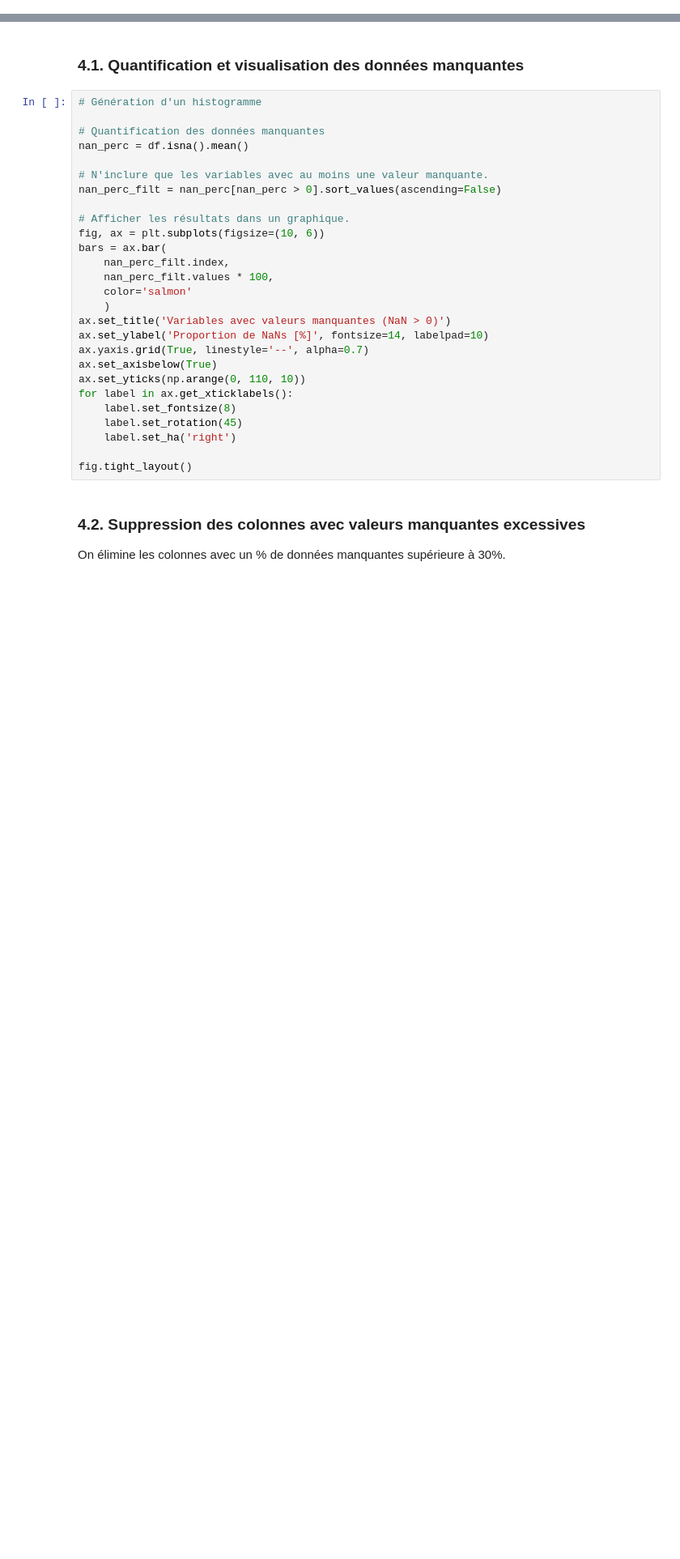
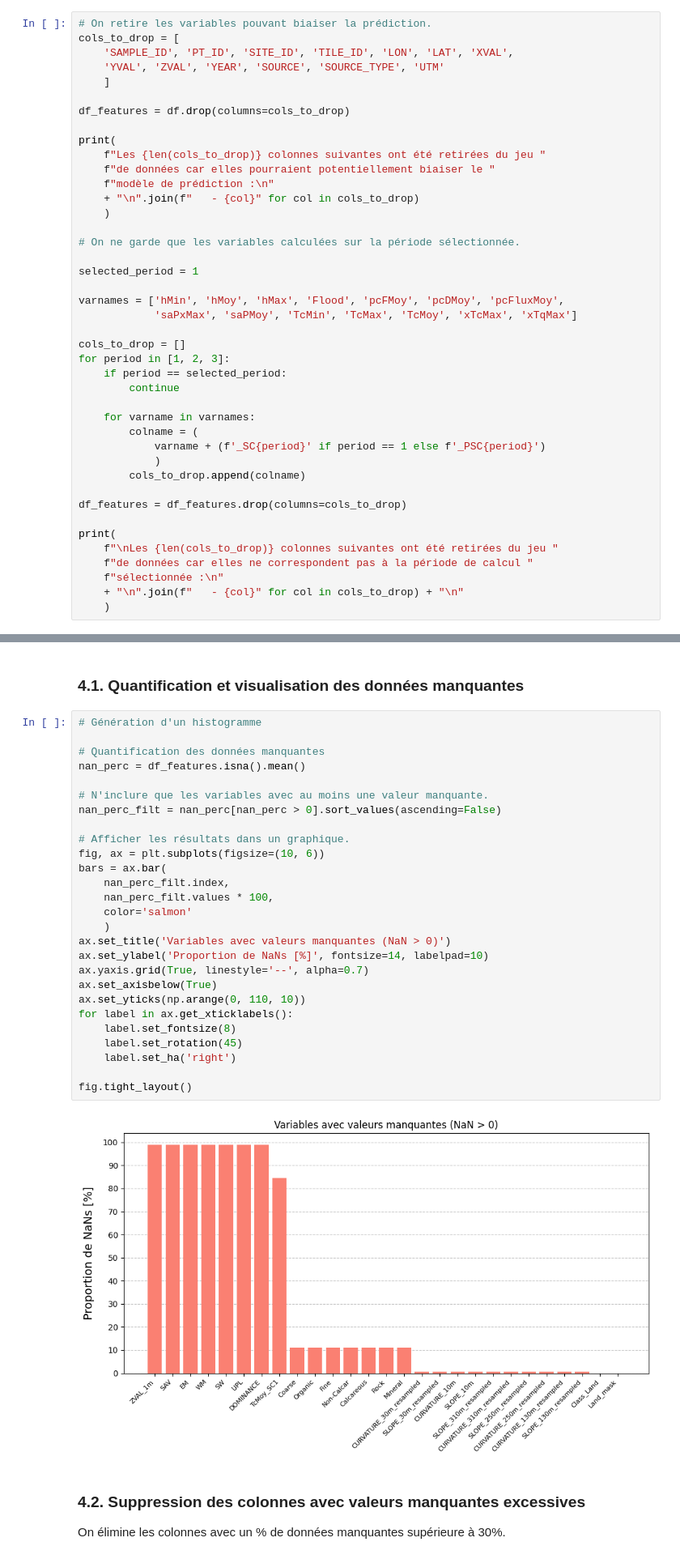
Before and after one commit to geo-stack/cours_ml_envirocan, a Jupyter notebook: 01_dataset_preprocessing.ipynb, the cells around one changed output, grey strips where cells are left out. Shown at 81% size. Drawn from its saved outputs; the diff is of its cells as text; blank space fills up the shorter version.

```diff
--- a/01_dataset_preprocessing.ipynb
+++ b/01_dataset_preprocessing.ipynb
@@ -193,0 +216,42 @@ fig.tight_layout()
+# %%
+# On retire les variables pouvant biaiser la prédiction.
+cols_to_drop = [
+    'SAMPLE_ID', 'PT_ID', 'SITE_ID', 'TILE_ID', 'LON', 'LAT', 'XVAL',
+    'YVAL', 'ZVAL', 'YEAR', 'SOURCE', 'SOURCE_TYPE', 'UTM'
+    ]
+
+df_features = df.drop(columns=cols_to_drop)
+
+print(
+    f"Les {len(cols_to_drop)} colonnes suivantes ont été retirées du jeu "
+    f"de données car elles pourraient potentiellement biaiser le "
+    f"modèle de prédiction :\n"
+    + "\n".join(f"   - {col}" for col in cols_to_drop)
+    )
+
+# On ne garde que les variables calculées sur la période sélectionnée.
+
+selected_period = 1
+
+varnames = ['hMin', 'hMoy', 'hMax', 'Flood', 'pcFMoy', 'pcDMoy', 'pcFluxMoy',
+            'saPxMax', 'saPMoy', 'TcMin', 'TcMax', 'TcMoy', 'xTcMax', 'xTqMax']
+
+cols_to_drop = []
+for period in [1, 2, 3]:
+    if period == selected_period:
+        continue
+
+    for varname in varnames:
+        colname = (
+            varname + (f'_SC{period}' if period == 1 else f'_PSC{period}')
+            )
+        cols_to_drop.append(colname)
+
+df_features = df_features.drop(columns=cols_to_drop)
+
+print(
+    f"\nLes {len(cols_to_drop)} colonnes suivantes ont été retirées du jeu "
+    f"de données car elles ne correspondent pas à la période de calcul "
+    f"sélectionnée :\n"
+    + "\n".join(f"   - {col}" for col in cols_to_drop) + "\n"
+    )
@@ -198,30 +280,32 @@ fig.tight_layout()
 # %%
 # Génération d'un histogramme
 
 # Quantification des données manquantes
-nan_perc = df.isna().mean()
+nan_perc = df_features.isna().mean()
 
 # N'inclure que les variables avec au moins une valeur manquante.
 nan_perc_filt = nan_perc[nan_perc > 0].sort_values(ascending=False)
 
 # Afficher les résultats dans un graphique.
 fig, ax = plt.subplots(figsize=(10, 6))
 bars = ax.bar(
     nan_perc_filt.index,
     nan_perc_filt.values * 100,
     color='salmon'
     )
 ax.set_title('Variables avec valeurs manquantes (NaN > 0)')
 ax.set_ylabel('Proportion de NaNs [%]', fontsize=14, labelpad=10)
 ax.yaxis.grid(True, linestyle='--', alpha=0.7)
 ax.set_axisbelow(True)
 ax.set_yticks(np.arange(0, 110, 10))
 for label in ax.get_xticklabels():
     label.set_fontsize(8)
     label.set_rotation(45)
     label.set_ha('right')
 
 fig.tight_layout()
+# %% [output]
+[figure, added]
 # %% [markdown]
 ### 4.2. Suppression des colonnes avec valeurs manquantes excessives
 
```
Also changed, not shown: parts of 18 cells of this notebook.
